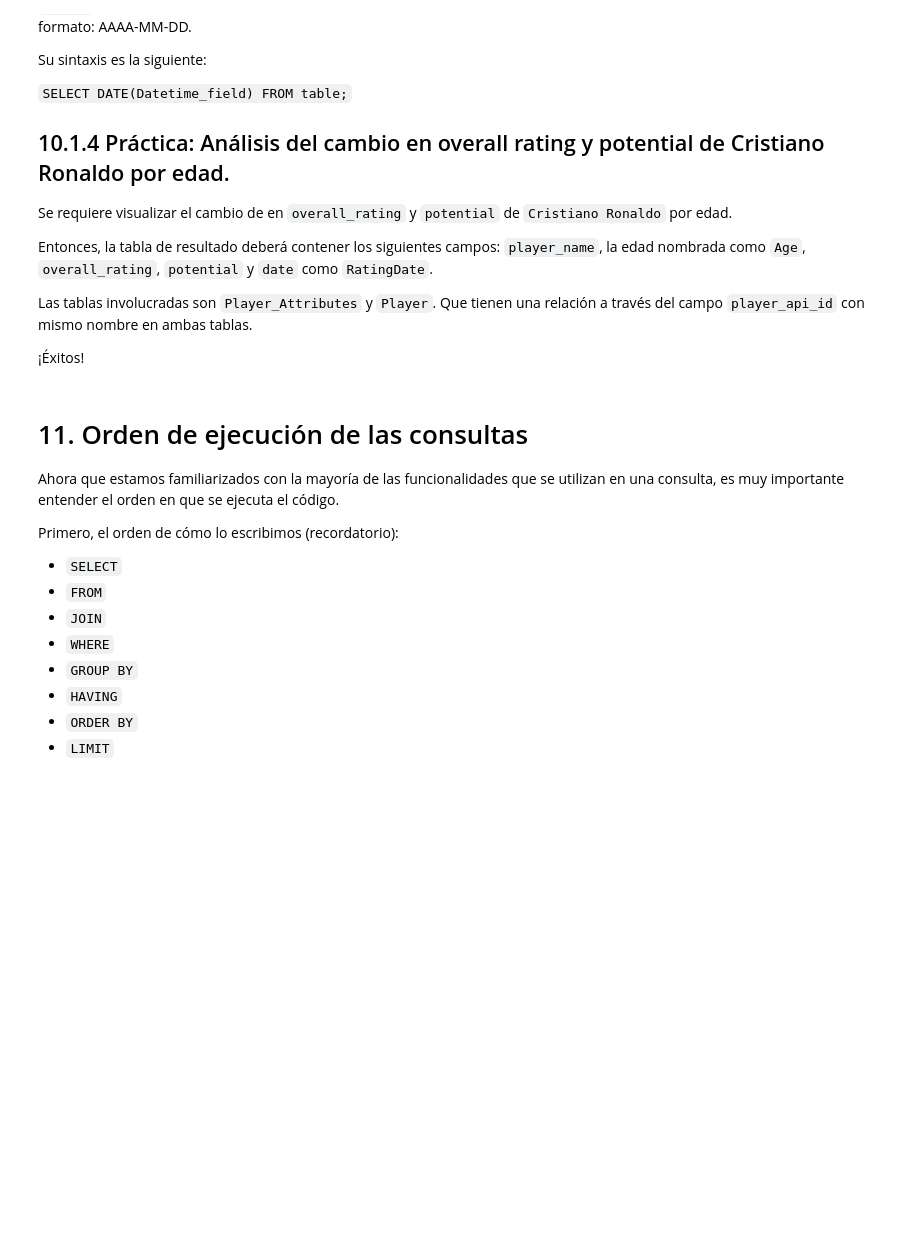
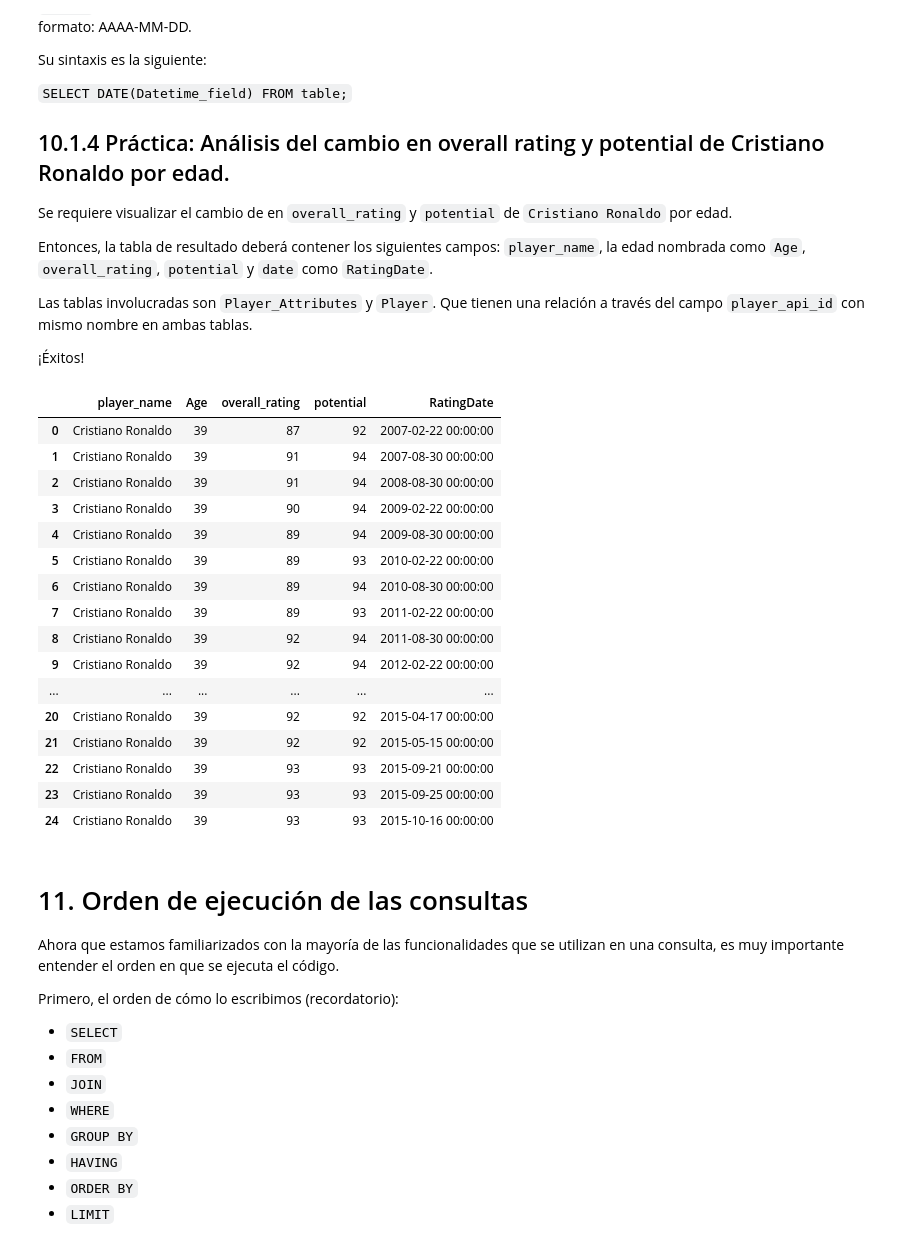
Before and after one commit to saritalun19/Talento_Tech, a Jupyter notebook: 3_Taller_SQL.ipynb, the cells around one changed output. Drawn from its saved outputs; the diff is of its cells as text; code cells hidden in the pictures; blank space fills up the shorter version.

```diff
--- a/3_Taller_SQL.ipynb
+++ b/3_Taller_SQL.ipynb
@@ -1565,3 +1611,32 @@ ratingCristiano
+# %%
+query = """
+SELECT p.player_name, strftime('%Y', 'now') - strftime('%Y', p.birthday) - (strftime('%m-%d', 'now') < strftime('%m-%d', p.birthday)) AS Age,
+    pa.overall_rating, pa.potential, pa.date AS RatingDate
+FROM Player_Attributes pa
+JOIN Player p ON pa.player_api_id = p.player_api_id
+WHERE p.player_name = 'Cristiano Ronaldo'
+ORDER BY Age, RatingDate;"""
+#No modificar lo siguiente:
+ratingCristiano = pd.read_sql(query, conn)
+ratingCristiano
+# %% [output]
+|  | player_name | Age | overall_rating | potential | RatingDate |
+| 0 | Cristiano Ronaldo | 39 | 87 | 92 | 2007-02-22 00:00:00 |
+| 1 | Cristiano Ronaldo | 39 | 91 | 94 | 2007-08-30 00:00:00 |
+| 2 | Cristiano Ronaldo | 39 | 91 | 94 | 2008-08-30 00:00:00 |
+| 3 | Cristiano Ronaldo | 39 | 90 | 94 | 2009-02-22 00:00:00 |
+| 4 | Cristiano Ronaldo | 39 | 89 | 94 | 2009-08-30 00:00:00 |
+| 5 | Cristiano Ronaldo | 39 | 89 | 93 | 2010-02-22 00:00:00 |
+| 6 | Cristiano Ronaldo | 39 | 89 | 94 | 2010-08-30 00:00:00 |
+| 7 | Cristiano Ronaldo | 39 | 89 | 93 | 2011-02-22 00:00:00 |
+| 8 | Cristiano Ronaldo | 39 | 92 | 94 | 2011-08-30 00:00:00 |
+| 9 | Cristiano Ronaldo | 39 | 92 | 94 | 2012-02-22 00:00:00 |
+| ... | ... | ... | ... | ... | ... |
+| 20 | Cristiano Ronaldo | 39 | 92 | 92 | 2015-04-17 00:00:00 |
+| 21 | Cristiano Ronaldo | 39 | 92 | 92 | 2015-05-15 00:00:00 |
+| 22 | Cristiano Ronaldo | 39 | 93 | 93 | 2015-09-21 00:00:00 |
+| 23 | Cristiano Ronaldo | 39 | 93 | 93 | 2015-09-25 00:00:00 |
+| 24 | Cristiano Ronaldo | 39 | 93 | 93 | 2015-10-16 00:00:00 |
 # %% [markdown]
 # 11. Orden de ejecución de las consultas
 
```
Also changed, not shown: parts of 13 cells of this notebook.
